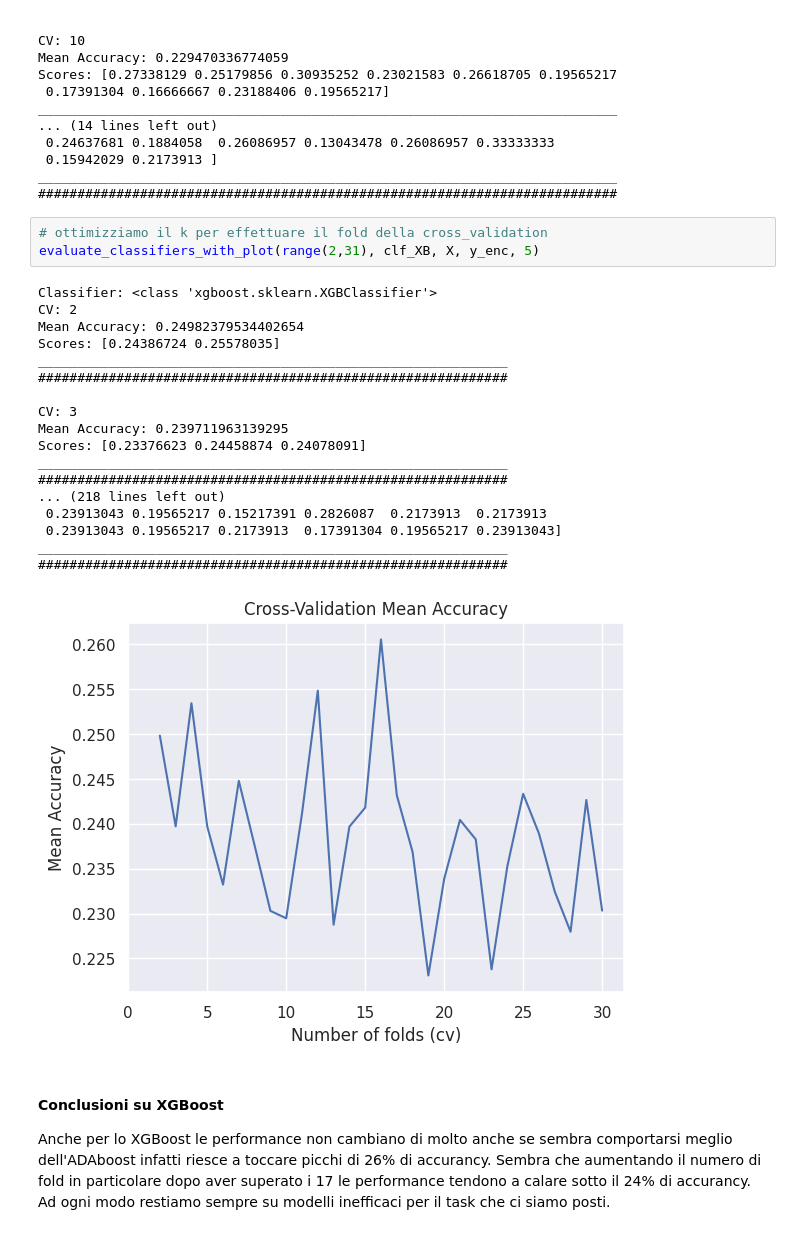
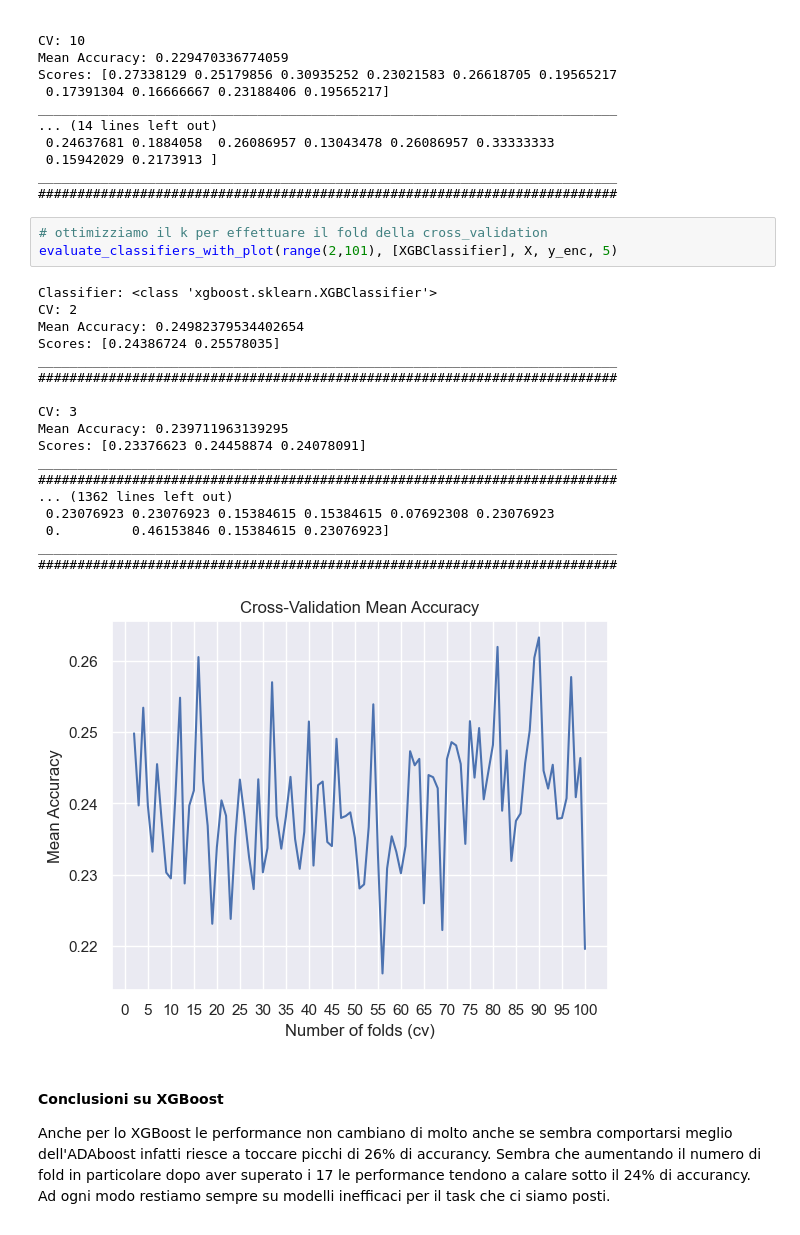
Before and after one commit to kozen88/HCV_DM23, a Jupyter notebook: Addestramento_modelli_di_esemble.ipynb, the cells around one changed output. Cells and saved outputs as stored; diff of their text form.

```diff
--- a/Addestramento_modelli_di_esemble.ipynb
+++ b/Addestramento_modelli_di_esemble.ipynb
@@ -367,26 +363,26 @@ __________________________________________________________________________
 ##########################################################################
 # %%
 # ottimizziamo il k per effettuare il fold della cross_validation
-evaluate_classifiers_with_plot(range(2,31), clf_XB, X, y_enc, 5)
+evaluate_classifiers_with_plot(range(2,101), [XGBClassifier], X, y_enc, 5)
 # %% [output]
 Classifier: <class 'xgboost.sklearn.XGBClassifier'>
 CV: 2
 Mean Accuracy: 0.24982379534402654
 Scores: [0.24386724 0.25578035]
-____________________________________________________________
-############################################################
+__________________________________________________________________________
+##########################################################################
 
 CV: 3
 Mean Accuracy: 0.239711963139295
 Scores: [0.23376623 0.24458874 0.24078091]
-____________________________________________________________
-############################################################
-... (218 lines left out)
- 0.23913043 0.19565217 0.15217391 0.2826087  0.2173913  0.2173913
- 0.23913043 0.19565217 0.2173913  0.17391304 0.19565217 0.23913043]
-____________________________________________________________
-############################################################
+__________________________________________________________________________
+##########################################################################
+... (1362 lines left out)
+ 0.23076923 0.23076923 0.15384615 0.15384615 0.07692308 0.23076923
+ 0.         0.46153846 0.15384615 0.23076923]
+__________________________________________________________________________
+##########################################################################
-[figure, old version]
+[figure, new version]
 # %% [markdown]
 #### Conclusioni su XGBoost
 Anche per lo XGBoost le performance non cambiano di molto anche se sembra comportarsi meglio dell'ADAboost infatti riesce a toccare picchi di 26% di accurancy. Sembra che aumentando il numero di fold in particolare dopo aver superato i 17 le performance tendono a calare sotto il 24% di accurancy. Ad ogni modo restiamo sempre su modelli inefficaci per il task che ci siamo posti.
```
Also changed, not shown: parts of 3 cells of this notebook, 21 other files.
